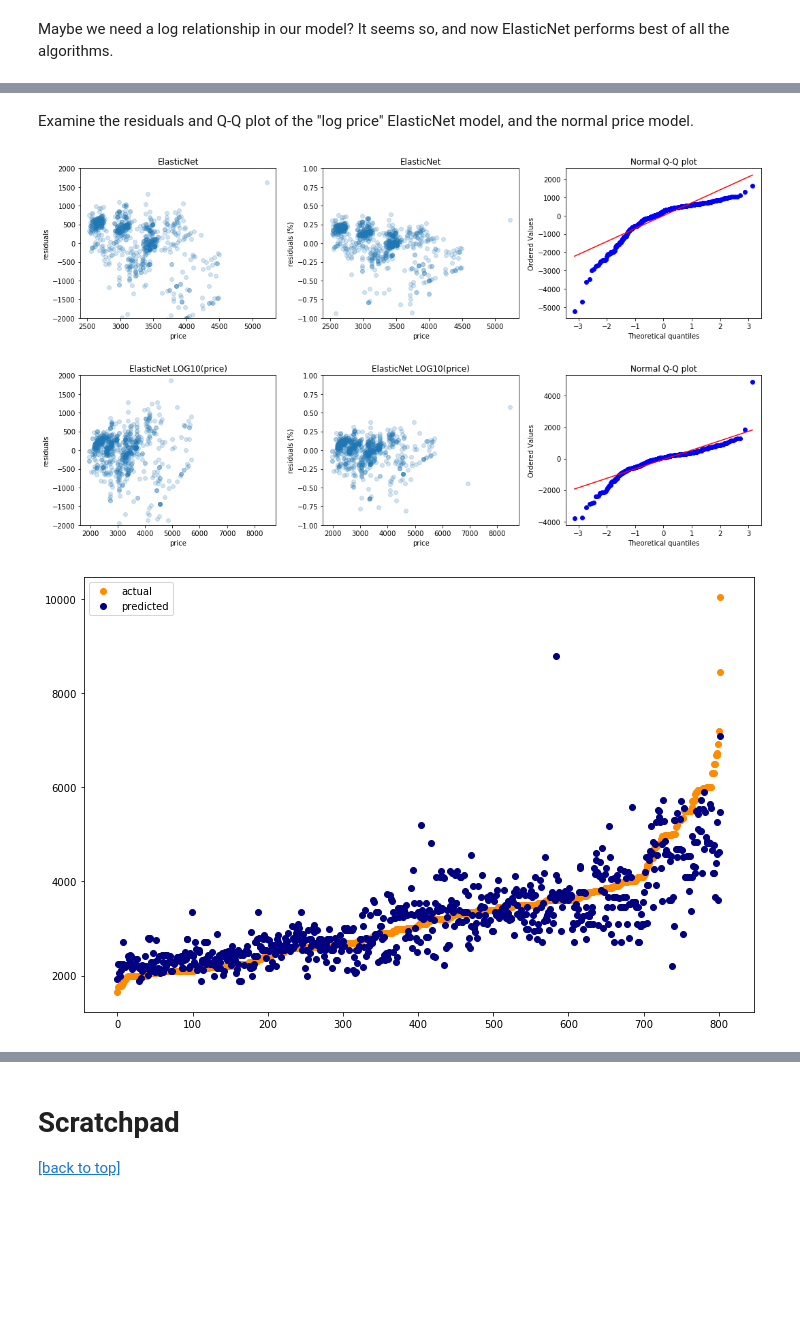
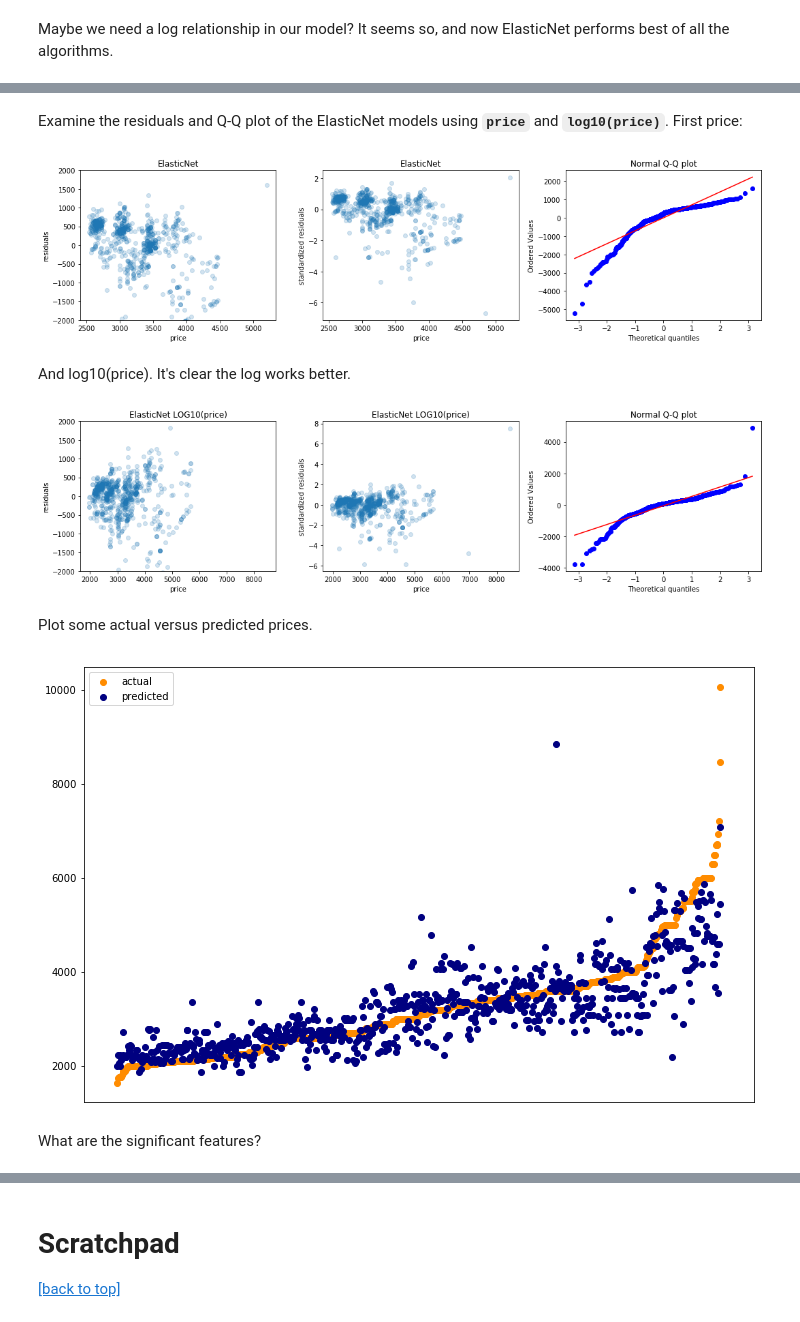
Before and after one commit to dextersealy/rent-report, a Jupyter notebook: modeling.ipynb, the cells around one changed output, grey strips where cells are left out. Cells and saved outputs as stored; diff of their text form; code cells hidden in the pictures; blank space fills up the shorter version.

````diff
--- a/modeling.ipynb
+++ b/modeling.ipynb
@@ -282,6 +281,6 @@
 # %%
 import json
-with open('synonyms.json') as fd:
+with open('app/synonyms.json') as fd:
     synomyns = json.load(fd)
 canon = {alias : term for s in synomyns for term, aliases in s.items() for alias in aliases}
 
@@ -291,4 +290,5 @@ for l in df.features:
     unit_features = l.lower().replace('-', ' ').split('\n')
     all_features.update([canon.get(f, f) for f in unit_features if f])
 
-top50 = dict(all_features.most_common(50))
+del all_features['-']
+topFeatures = OrderedDict(filter(lambda x: x[1] > 100, all_features.most_common()))
@@ -301,7 +314,7 @@ def get_features_matrix(list_or_iter):
         listings.append({})
         for f in features.lower().replace('-', ' ').split('\n'):
             f = canon.get(f, f)
-            if f in top50:
+            if f in topFeatures:
                 f_name = 'f_' + f.replace(' ', '_')
                 listings[-1][f_name] = 1
     return pd.DataFrame.from_dict(listings).fillna(0)
@@ -449,5 +470,5 @@ pp_dictOflist(scores)
 # %% [markdown]
-Examine the residuals and Q-Q plot of the "log price" ElasticNet model, and the normal price model.
+Examine the residuals and Q-Q plot of the ElasticNet models using **```price```** and **```log10(price)```**. First price:
 # %%
 df = get_data(['price', 'bedrooms', 'bathrooms', 'features'], TIMESSQ_loc)
 df = df.join(get_features_matrix(df.features)).drop('features', axis=1)
@@ -469,10 +490,9 @@ plt.ylabel('residuals')
 plt.title('ElasticNet')
 
 plt.subplot(132)
-plt.scatter(y_pred, resids / y_pred, alpha=.2)
-plt.ylim(-1.0, 1.0)
+plt.scatter(y_pred, resids / np.std(resids), alpha=.2)
 plt.xlabel('price')
-plt.ylabel('residuals (%)')
+plt.ylabel('standardized residuals')
 plt.title('ElasticNet')
 
 plt.subplot(133)
@@ -481,7 +501,9 @@ plt.title("Normal Q-Q plot")
 plt.tight_layout()
 plt.show()
 # %% [output]
-[figure, old version]
+[figure, new version]
+# %% [markdown]
+And log10(price). It's clear the log works better.
 # %%
 df = get_data(['price', 'bedrooms', 'bathrooms', 'features'], TIMESSQ_loc)
 df = df.join(get_features_matrix(df.features)).drop('features', axis=1)
@@ -503,10 +525,9 @@ plt.xlabel('price')
 plt.ylabel('residuals')
 
 plt.subplot(132)
-plt.scatter(y_pred, resids / y_pred, alpha=.2)
-plt.ylim(-1.0, 1.0)
+plt.scatter(y_pred, resids / np.std(resids), alpha=.2)
 plt.xlabel('price')
-plt.ylabel('residuals (%)')
+plt.ylabel('standardized residuals')
 plt.title('ElasticNet LOG10(price)')
 
 plt.subplot(133)
@@ -515,24 +536,29 @@ plt.title("Normal Q-Q plot")
 plt.tight_layout()
 plt.show()
 # %% [output]
-[figure, old version]
+[figure, new version]
+# %% [markdown]
+Plot some actual versus predicted prices.
 # %%
 df = get_data(['price', 'bedrooms', 'bathrooms', 'features'], TIMESSQ_loc)
 df = df.join(get_features_matrix(df.features)).drop('features', axis=1)
 df = df.sort_values(by='price')
 
 X = df.drop('price', axis=1)
 y = df['price']
 
 elnet = ElasticNetCV(cv=5)
 elnet.fit(X, np.log10(y))
 y_pred = np.power(10, elnet.predict(X))
 
 xs = range(len(y))
 plt.figure(figsize=(12, 8))
 plt.scatter(xs, y, color='darkorange', label='actual')
 plt.scatter(xs, y_pred, color='navy',label='predicted')
+plt.xticks([], [])
 plt.legend()
 plt.show()
 # %% [output]
-[figure, old version]
+[figure, new version]
+# %% [markdown]
+What are the significant features?
````
Also changed, not shown: parts of 28 cells of this notebook.
